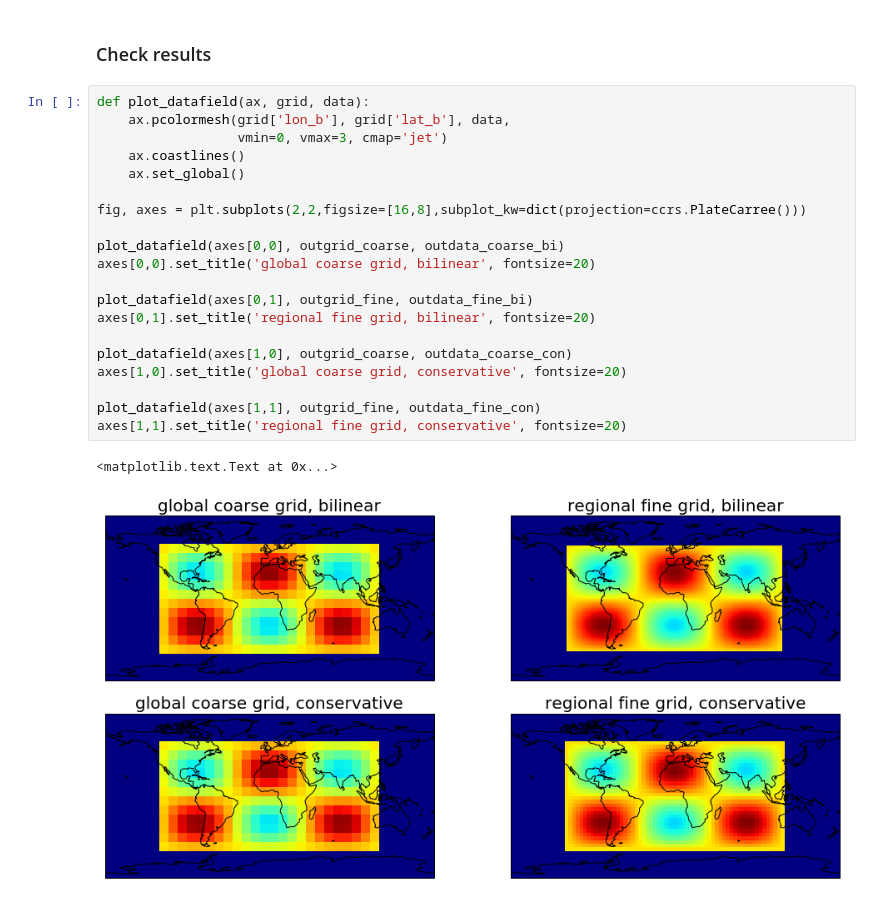
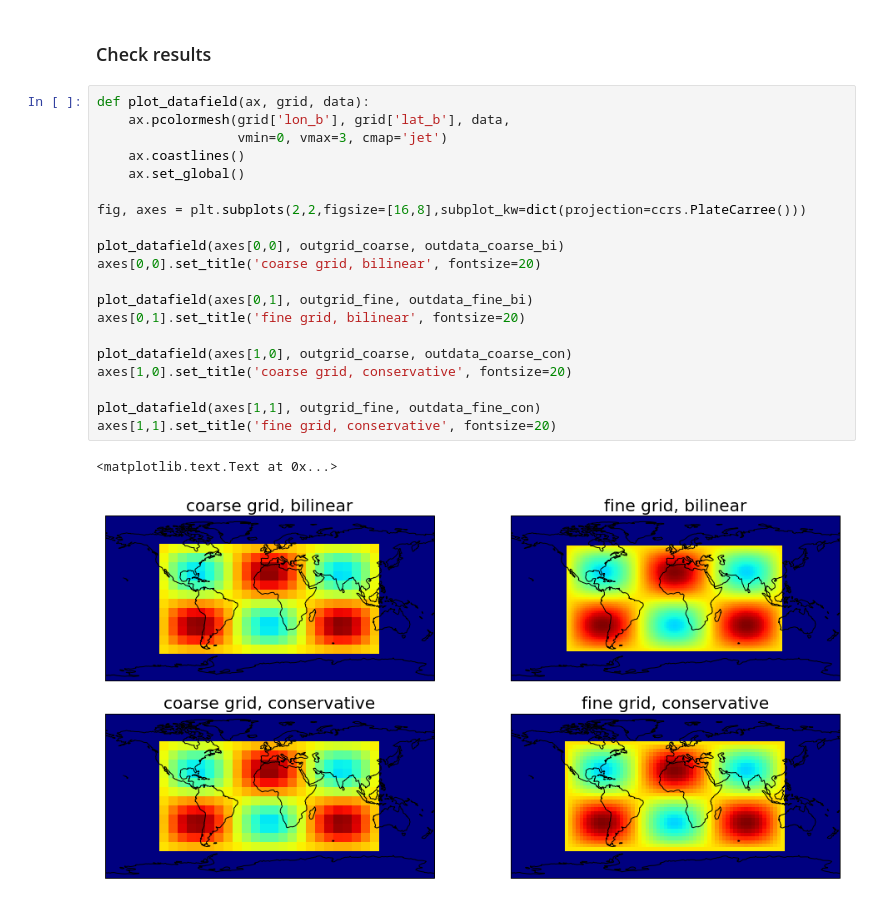
Before and after one commit to JiaweiZhuang/xESMF, a Jupyter notebook: illustration_lowlevel.ipynb, the cells around one changed output. Saved outputs shown, nothing was run; the diff lists cells and outputs as text.

```diff
--- a/illustration_lowlevel.ipynb
+++ b/illustration_lowlevel.ipynb
@@ -134,23 +134,23 @@ outdata_fine_con = xe.ESMF_regrid(Egrid_in, Egrid_out_fine, indata, method='cons
 # %%
 def plot_datafield(ax, grid, data):
     ax.pcolormesh(grid['lon_b'], grid['lat_b'], data,
                   vmin=0, vmax=3, cmap='jet')
     ax.coastlines()
     ax.set_global()
 
 fig, axes = plt.subplots(2,2,figsize=[16,8],subplot_kw=dict(projection=ccrs.PlateCarree()))
 
 plot_datafield(axes[0,0], outgrid_coarse, outdata_coarse_bi)
-axes[0,0].set_title('global coarse grid, bilinear', fontsize=20)
+axes[0,0].set_title('coarse grid, bilinear', fontsize=20)
 
 plot_datafield(axes[0,1], outgrid_fine, outdata_fine_bi)
-axes[0,1].set_title('regional fine grid, bilinear', fontsize=20)
+axes[0,1].set_title('fine grid, bilinear', fontsize=20)
 
 plot_datafield(axes[1,0], outgrid_coarse, outdata_coarse_con)
-axes[1,0].set_title('global coarse grid, conservative', fontsize=20)
+axes[1,0].set_title('coarse grid, conservative', fontsize=20)
 
 plot_datafield(axes[1,1], outgrid_fine, outdata_fine_con)
-axes[1,1].set_title('regional fine grid, conservative', fontsize=20)
+axes[1,1].set_title('fine grid, conservative', fontsize=20)
 # %% [output]
 <matplotlib.text.Text at 0x...>
-[figure, old version]
+[figure, new version]
```
